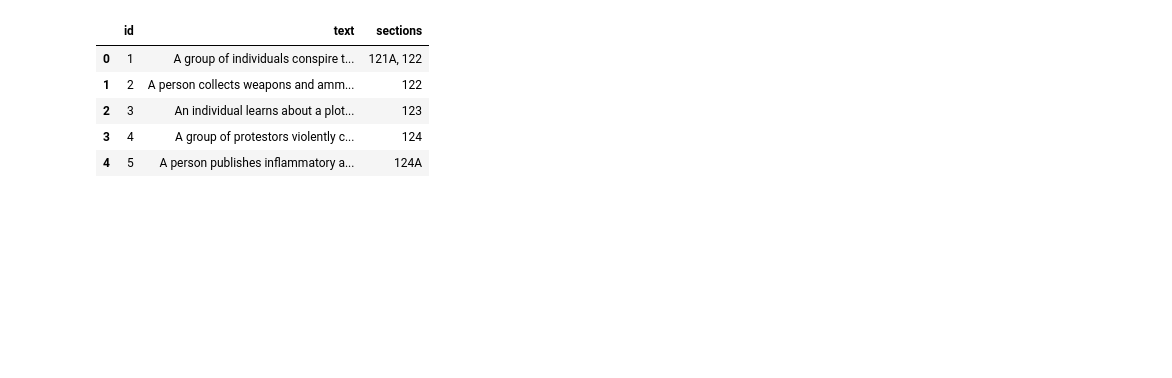
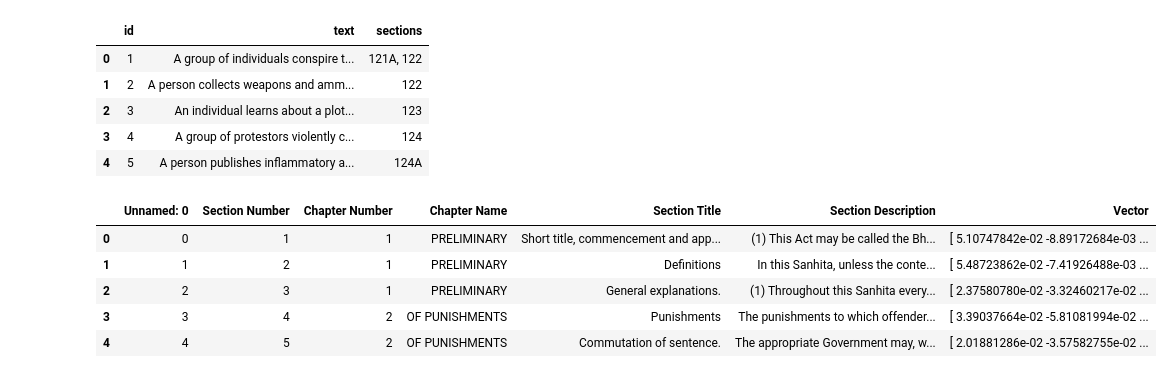
Before and after one commit to pankti13/BNS_AI_Assistant, a Jupyter notebook: evaluate_metrics/evaluate.ipynb, the cells around one changed output. Drawn from its saved outputs; the diff is of its cells as text; code cells hidden in the pictures; blank space fills up the shorter version.

```diff
--- a/evaluate_metrics/evaluate.ipynb
+++ b/evaluate_metrics/evaluate.ipynb
@@ -19,3 +19,13 @@ test_df.head()
 | 2 | 3 | An individual learns about a plot... | 123 |
 | 3 | 4 | A group of protestors violently c... | 124 |
 | 4 | 5 | A person publishes inflammatory a... | 124A |
+# %%
+bns_df = pd.read_csv('../data/Updated_BNS_Dataset.csv')
+bns_df.head()
+# %% [output]
+|  | Unnamed: 0 | Section Number | Chapter Number | Chapter Name | Section Title | Section Description | Vector |
+| 0 | 0 | 1 | 1 | PRELIMINARY | Short title, commencement and app... | (1) This Act may be called the Bh... | [ 5.10747842e-02 -8.89172684e-03 ... |
+| 1 | 1 | 2 | 1 | PRELIMINARY | Definitions | In this Sanhita, unless the conte... | [ 5.48723862e-02 -7.41926488e-03 ... |
+| 2 | 2 | 3 | 1 | PRELIMINARY | General explanations. | (1) Throughout this Sanhita every... | [ 2.37580780e-02 -3.32460217e-02 ... |
+| 3 | 3 | 4 | 2 | OF PUNISHMENTS | Punishments | The punishments to which offender... | [ 3.39037664e-02 -5.81081994e-02 ... |
+| 4 | 4 | 5 | 2 | OF PUNISHMENTS | Commutation of sentence. | The appropriate Government may, w... | [ 2.01881286e-02 -3.57582755e-02 ... |
```
Also changed, not shown: parts of 10 cells of this notebook.
